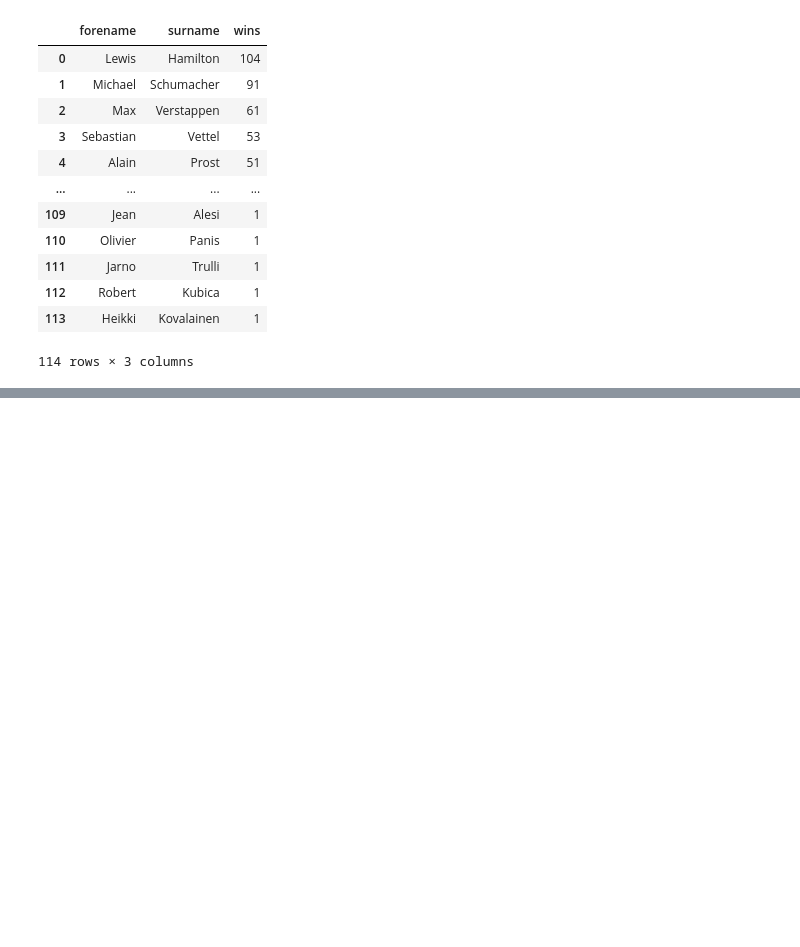
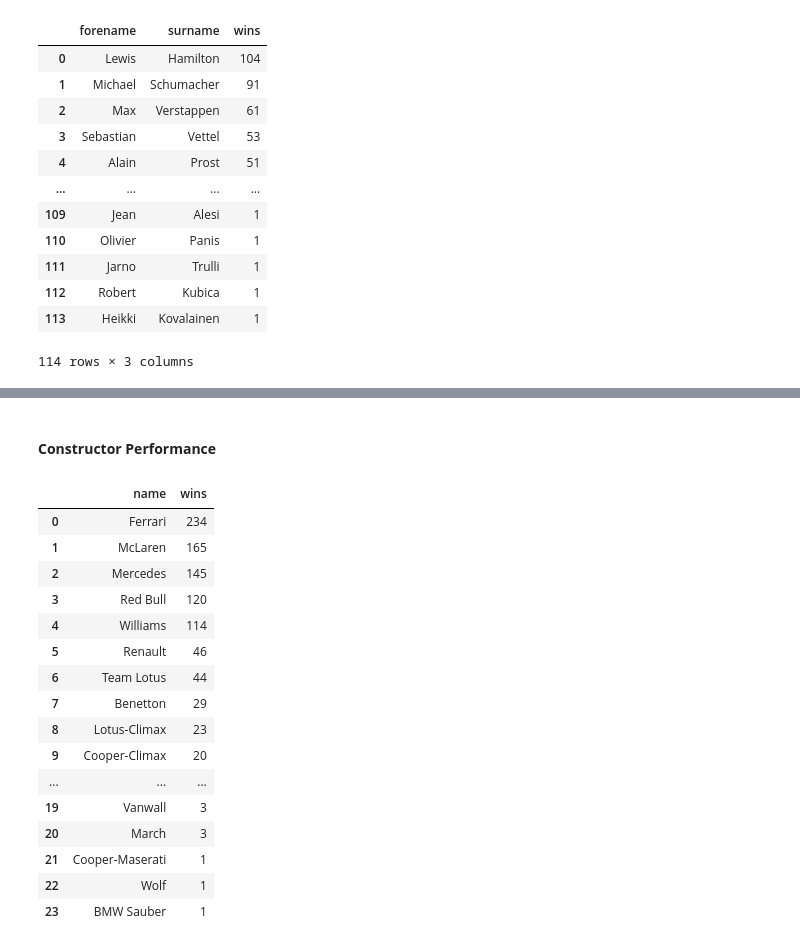
Before and after one commit to sagarverma29/F1-World-Championship-Analysis, a Jupyter notebook: Formula 1 EDA.ipynb, the cells around one changed output, grey strips where cells are left out. Saved outputs shown, nothing was run; the diff lists cells and outputs as text; code cells hidden in the pictures; blank space fills up the shorter version.

```diff
--- a/Formula 1 EDA.ipynb
+++ b/Formula 1 EDA.ipynb
@@ -233,0 +267,32 @@ driver_performance
+# %% [markdown]
+#### **Constructor Performance**
+# %%
+query = """
+        SELECT constructors.name, COUNT(constructor_standings.position) as wins
+        FROM constructors
+        JOIN constructor_standings ON constructors.constructorId = constructor_standings.constructorId
+        JOIN races ON races.raceId = constructor_standings.raceId
+        WHERE (constructor_standings.position) = 1
+        GROUP BY constructors.constructorId
+        ORDER BY wins DESC
+"""
+constructor_performance = pd.read_sql(query, engine)
+constructor_performance
+# %% [output]
+|  | name | wins |
+| 0 | Ferrari | 234 |
+| 1 | McLaren | 165 |
+| 2 | Mercedes | 145 |
+| 3 | Red Bull | 120 |
+| 4 | Williams | 114 |
+| 5 | Renault | 46 |
+| 6 | Team Lotus | 44 |
+| 7 | Benetton | 29 |
+| 8 | Lotus-Climax | 23 |
+| 9 | Cooper-Climax | 20 |
+| ... | ... | ... |
+| 19 | Vanwall | 3 |
+| 20 | March | 3 |
+| 21 | Cooper-Maserati | 1 |
+| 22 | Wolf | 1 |
+| 23 | BMW Sauber | 1 |
```
Also changed, not shown: parts of 10 cells of this notebook.
